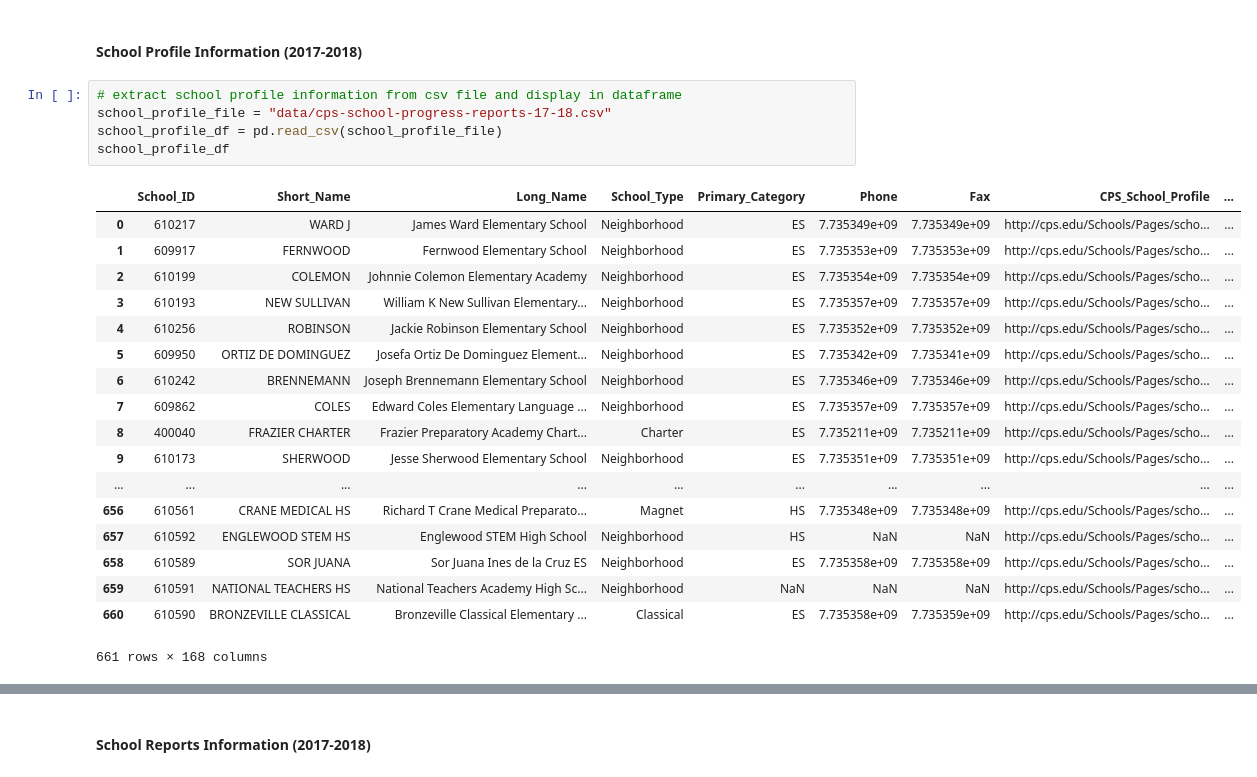
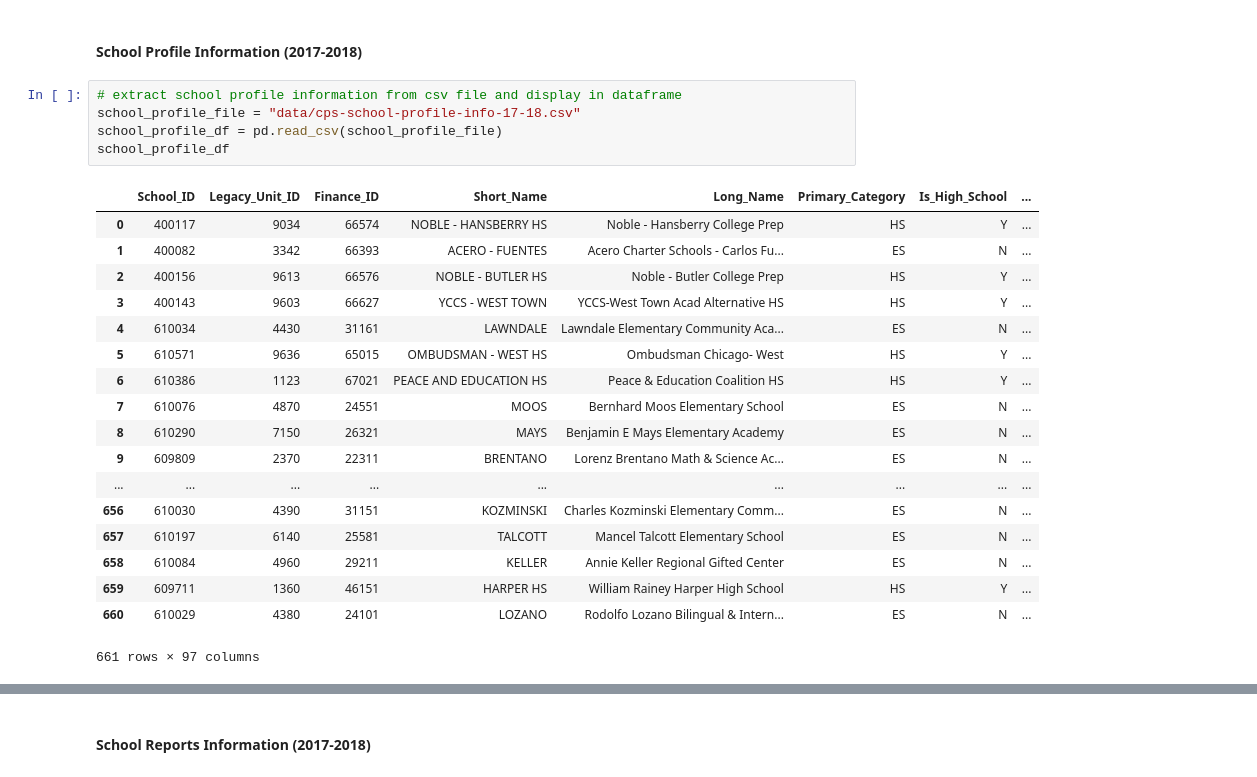
Before and after one commit to kathleengraham/chicago-public-school-ETL, a Jupyter notebook: cps-etl.ipynb, the cells around one changed output, grey strips where cells are left out. Drawn from its saved outputs; the diff is of its cells as text.

Commit message:
added new data frames

```diff
--- a/cps-etl.ipynb
+++ b/cps-etl.ipynb
@@ -10,27 +10,27 @@ from sqlalchemy import create_engine
 #### School Profile Information (2017-2018)
 # %%
 # extract school profile information from csv file and display in dataframe
-school_profile_file = "data/cps-school-progress-reports-17-18.csv"
+school_profile_file = "data/cps-school-profile-info-17-18.csv"
 school_profile_df = pd.read_csv(school_profile_file)
 school_profile_df
 # %% [output]
-|  | School_ID | Short_Name | Long_Name | School_Type | Primary_Category | Phone | Fax | CPS_School_Profile | ... |
-| 0 | 610217 | WARD J | James Ward Elementary School | Neighborhood | ES | 7.735349e+09 | 7.735349e+09 | http://cps.edu/Schools/Pages/scho... | ... |
-| 1 | 609917 | FERNWOOD | Fernwood Elementary School | Neighborhood | ES | 7.735353e+09 | 7.735353e+09 | http://cps.edu/Schools/Pages/scho... | ... |
-| 2 | 610199 | COLEMON | Johnnie Colemon Elementary Academy | Neighborhood | ES | 7.735354e+09 | 7.735354e+09 | http://cps.edu/Schools/Pages/scho... | ... |
-| 3 | 610193 | NEW SULLIVAN | William K New Sullivan Elementary... | Neighborhood | ES | 7.735357e+09 | 7.735357e+09 | http://cps.edu/Schools/Pages/scho... | ... |
-| 4 | 610256 | ROBINSON | Jackie Robinson Elementary School | Neighborhood | ES | 7.735352e+09 | 7.735352e+09 | http://cps.edu/Schools/Pages/scho... | ... |
-| 5 | 609950 | ORTIZ DE DOMINGUEZ | Josefa Ortiz De Dominguez Element... | Neighborhood | ES | 7.735342e+09 | 7.735341e+09 | http://cps.edu/Schools/Pages/scho... | ... |
-| 6 | 610242 | BRENNEMANN | Joseph Brennemann Elementary School | Neighborhood | ES | 7.735346e+09 | 7.735346e+09 | http://cps.edu/Schools/Pages/scho... | ... |
-| 7 | 609862 | COLES | Edward Coles Elementary Language ... | Neighborhood | ES | 7.735357e+09 | 7.735357e+09 | http://cps.edu/Schools/Pages/scho... | ... |
-| 8 | 400040 | FRAZIER CHARTER | Frazier Preparatory Academy Chart... | Charter | ES | 7.735211e+09 | 7.735211e+09 | http://cps.edu/Schools/Pages/scho... | ... |
-| 9 | 610173 | SHERWOOD | Jesse Sherwood Elementary School | Neighborhood | ES | 7.735351e+09 | 7.735351e+09 | http://cps.edu/Schools/Pages/scho... | ... |
-| ... | ... | ... | ... | ... | ... | ... | ... | ... | ... |
-| 656 | 610561 | CRANE MEDICAL HS | Richard T Crane Medical Preparato... | Magnet | HS | 7.735348e+09 | 7.735348e+09 | http://cps.edu/Schools/Pages/scho... | ... |
-| 657 | 610592 | ENGLEWOOD STEM HS | Englewood STEM High School | Neighborhood | HS | NaN | NaN | http://cps.edu/Schools/Pages/scho... | ... |
-| 658 | 610589 | SOR JUANA | Sor Juana Ines de la Cruz ES | Neighborhood | ES | 7.735358e+09 | 7.735358e+09 | http://cps.edu/Schools/Pages/scho... | ... |
-| 659 | 610591 | NATIONAL TEACHERS HS | National Teachers Academy High Sc... | Neighborhood | NaN | NaN | NaN | http://cps.edu/Schools/Pages/scho... | ... |
-| 660 | 610590 | BRONZEVILLE CLASSICAL | Bronzeville Classical Elementary ... | Classical | ES | 7.735358e+09 | 7.735359e+09 | http://cps.edu/Schools/Pages/scho... | ... |
+|  | School_ID | Legacy_Unit_ID | Finance_ID | Short_Name | Long_Name | Primary_Category | Is_High_School | ... |
+| 0 | 400117 | 9034 | 66574 | NOBLE - HANSBERRY HS | Noble - Hansberry College Prep | HS | Y | ... |
+| 1 | 400082 | 3342 | 66393 | ACERO - FUENTES | Acero Charter Schools - Carlos Fu... | ES | N | ... |
+| 2 | 400156 | 9613 | 66576 | NOBLE - BUTLER HS | Noble - Butler College Prep | HS | Y | ... |
+| 3 | 400143 | 9603 | 66627 | YCCS - WEST TOWN | YCCS-West Town Acad Alternative HS | HS | Y | ... |
+| 4 | 610034 | 4430 | 31161 | LAWNDALE | Lawndale Elementary Community Aca... | ES | N | ... |
+| 5 | 610571 | 9636 | 65015 | OMBUDSMAN - WEST HS | Ombudsman Chicago- West | HS | Y | ... |
+| 6 | 610386 | 1123 | 67021 | PEACE AND EDUCATION HS | Peace & Education Coalition HS | HS | Y | ... |
+| 7 | 610076 | 4870 | 24551 | MOOS | Bernhard Moos Elementary School | ES | N | ... |
+| 8 | 610290 | 7150 | 26321 | MAYS | Benjamin E Mays Elementary Academy | ES | N | ... |
+| 9 | 609809 | 2370 | 22311 | BRENTANO | Lorenz Brentano Math & Science Ac... | ES | N | ... |
+| ... | ... | ... | ... | ... | ... | ... | ... | ... |
+| 656 | 610030 | 4390 | 31151 | KOZMINSKI | Charles Kozminski Elementary Comm... | ES | N | ... |
+| 657 | 610197 | 6140 | 25581 | TALCOTT | Mancel Talcott Elementary School | ES | N | ... |
+| 658 | 610084 | 4960 | 29211 | KELLER | Annie Keller Regional Gifted Center | ES | N | ... |
+| 659 | 609711 | 1360 | 46151 | HARPER HS | William Rainey Harper High School | HS | Y | ... |
+| 660 | 610029 | 4380 | 24101 | LOZANO | Rodolfo Lozano Bilingual & Intern... | ES | N | ... |
-661 rows × 168 columns
+661 rows × 97 columns
 # %%
 # transform school profiles data frame here
```
Also changed, not shown: parts of 4 cells of this notebook.
